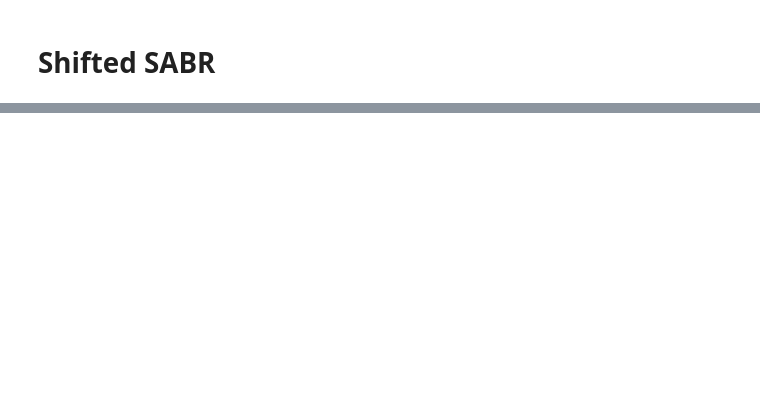
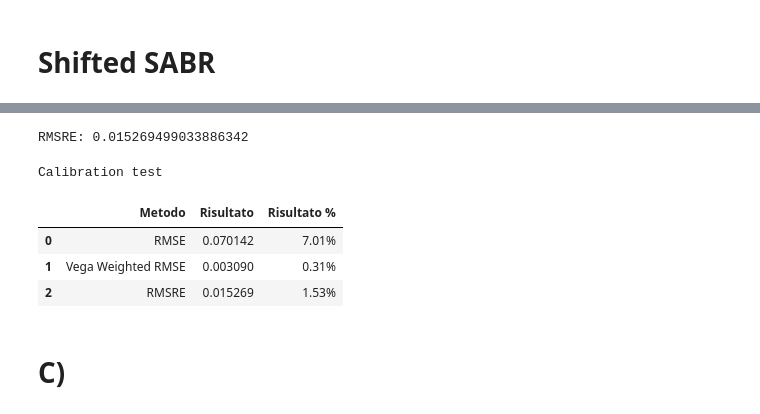
Before and after one commit to LucaBia/prodotti_derivati, a Jupyter notebook: SABR.ipynb, the cells around one changed output, grey strips where cells are left out. Drawn from its saved outputs; the diff is of its cells as text; code cells hidden in the pictures; blank space fills up the shorter version.

```diff
--- a/SABR.ipynb
+++ b/SABR.ipynb
@@ -74,0 +375,3 @@ def shifted_sabr_volatility(F, K, T, alpha, beta, rho, nu, shift):
+# %%
+market_prices = vola_surf.flatten()  # Prezzi di mercato per ogni punto della superficie di volatilità
+model_prices = calib_surf.flatten()  # Prezzi calibrati per ogni punto della superficie di volatilità
@@ -74,0 +382,11 @@ def shifted_sabr_volatility(F, K, T, alpha, beta, rho, nu, shift):
+# %%
+# Calcolo degli errori: differenza tra le volatilità calibrate dal modello e quelle di mercato
+errors = model_prices - market_prices
+
+# Calcolo dell'errore quadratico medio (MSE)
+mse = np.mean(errors**2)
+
+# Calcolo della radice quadrata dell'MSE per ottenere l'RMSE
+rmse = np.sqrt(mse)
+
+print(f"RMSE: {rmse}")
@@ -74,0 +403,11 @@ def shifted_sabr_volatility(F, K, T, alpha, beta, rho, nu, shift):
+# %%
+# Calcolo degli errori ponderati per la vega: differenza tra le volatilità calibrate dal modello e quelle di mercato
+weighted_errors = vega_weights * (model_prices - market_prices)**2
+
+# Calcolo dell'errore quadratico medio ponderato (Weighted MSE)
+weighted_mse = np.mean(weighted_errors)
+
+# Calcolo della radice quadrata dell'MSE ponderato per ottenere l'RMSE ponderato per la vega
+rmse_vega_weighted = np.sqrt(weighted_mse)
+
+print(f"Vega Weighted RMSE: {rmse_vega_weighted}")
@@ -74,0 +425,24 @@ def shifted_sabr_volatility(F, K, T, alpha, beta, rho, nu, shift):
+# %%
+epsilon = 1e-4
+
+
+rmsre = np.sqrt(np.mean(vega_weights * ((model_prices + epsilon) / (market_prices + epsilon) - 1)**2))
+
+print(f"RMSRE: {rmsre}")
+# %% [output]
+RMSRE: 0.015269499033886342
+# %%
+data = [['RMSE', rmse, '{:.2f}%'.format(rmse*100)],
+        ['Vega Weighted RMSE', rmse_vega_weighted, '{:.2f}%'.format(rmse_vega_weighted*100)],
+        ['RMSRE', rmsre, '{:.2f}%'.format(rmsre*100)]]
+df = pd.DataFrame(data, columns=['Metodo', 'Risultato', 'Risultato %'])
+df = df.style.set_caption('Calibration test')
+df
+# %% [output]
+Calibration test
+|  | Metodo | Risultato | Risultato % |
+| 0 | RMSE | 0.070142 | 7.01% |
+| 1 | Vega Weighted RMSE | 0.003090 | 0.31% |
+| 2 | RMSRE | 0.015269 | 1.53% |
+# %% [markdown]
+# C)
```
Also changed, not shown: parts of 50 cells of this notebook, 2 other files.
